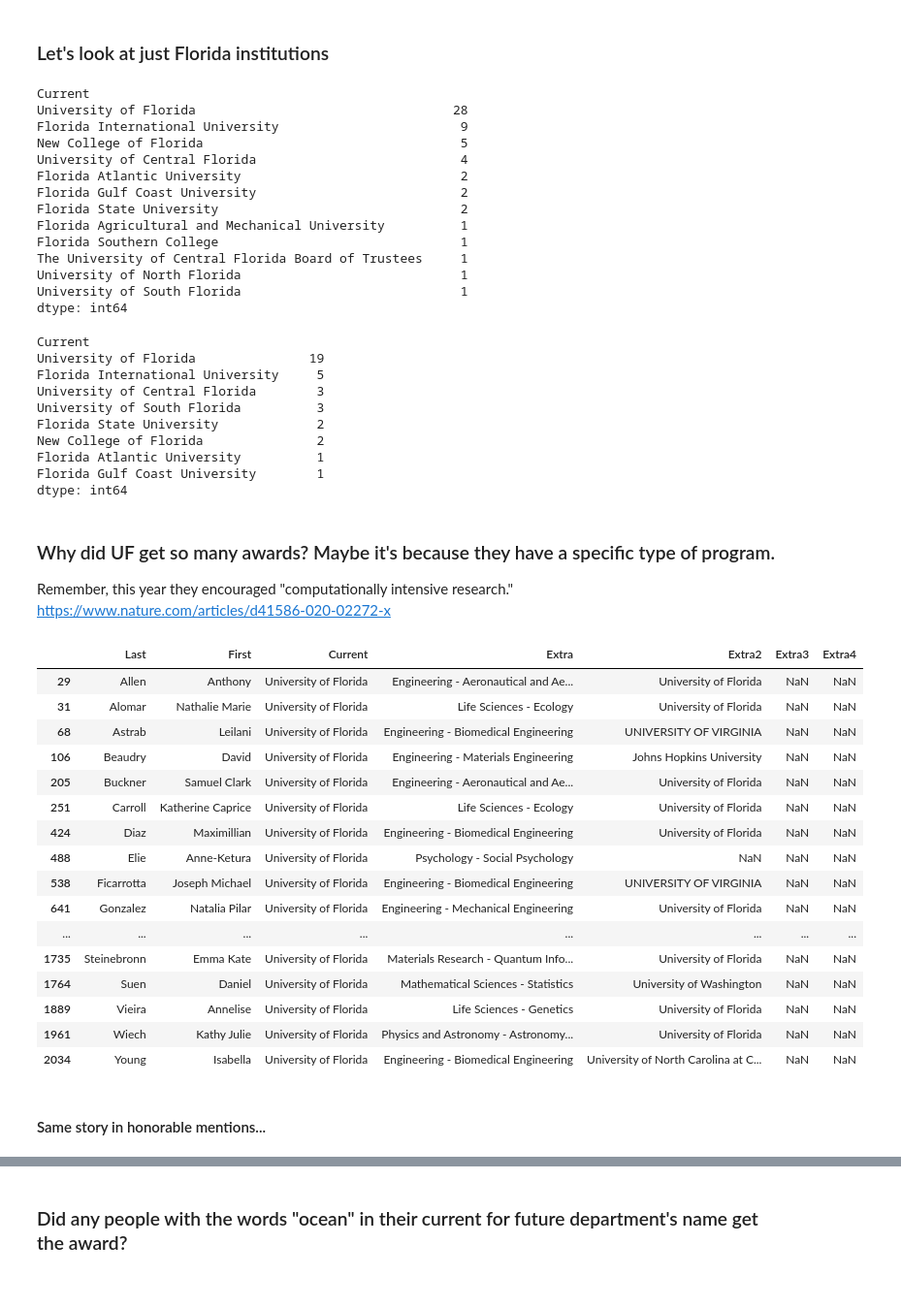
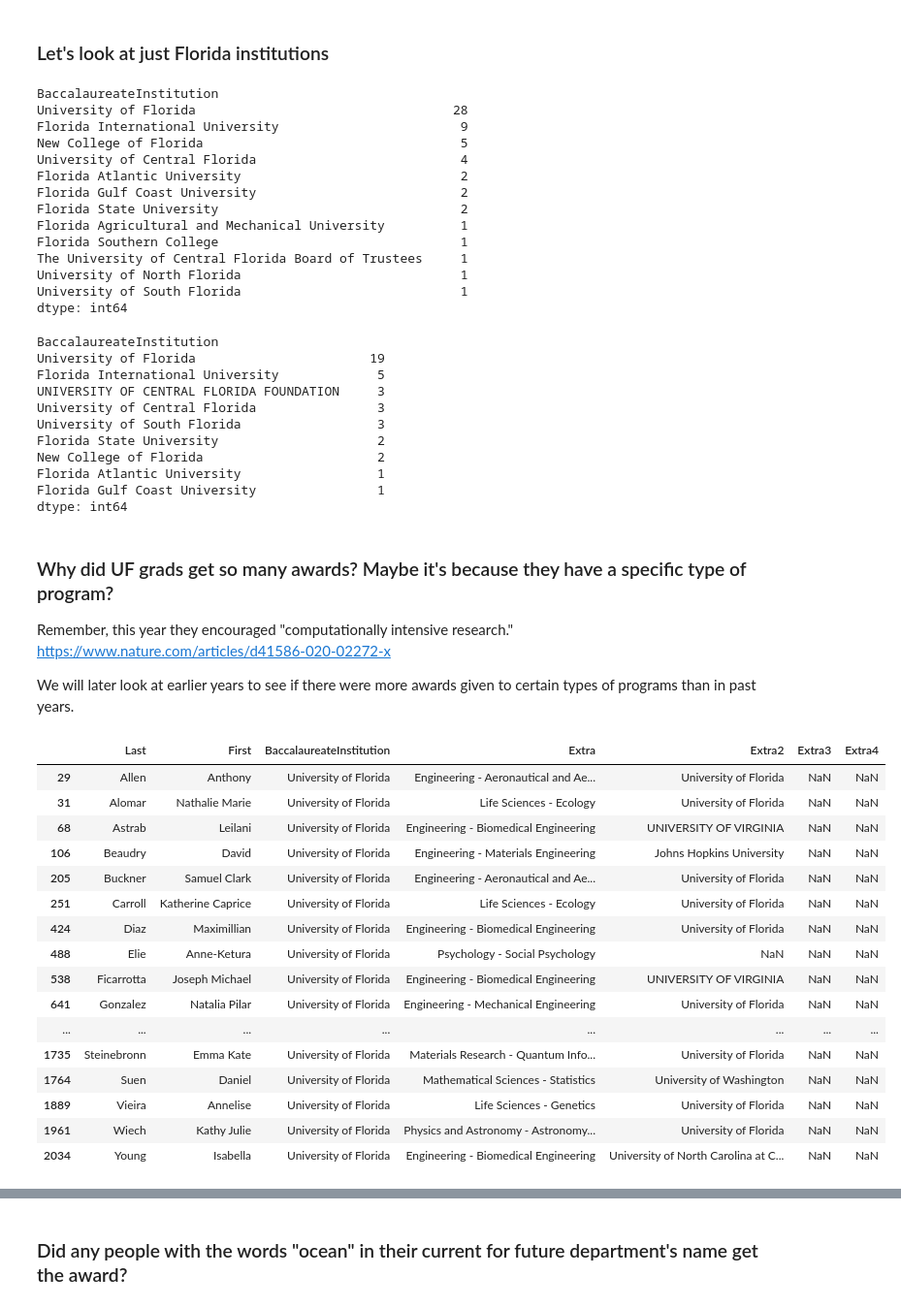
Before and after one commit to ognancy4life/GRFP, a Jupyter notebook: 2021GRFP.ipynb, the cells around one changed output, grey strips where cells are left out. Shown: that part at 97% size. Saved outputs shown, nothing was run; the diff lists cells and outputs as text; code cells hidden in the pictures.

```diff
--- a/2021GRFP.ipynb
+++ b/2021GRFP.ipynb
@@ -9,7 +6,12 @@ Note that NSF used commas as the separator AND inside the fields, which makes im
 import pandas as pd
 # %%
 GRFP = pd.read_csv('2021GRFPAwardeeList.csv', sep=',',
-                   names=['Last', 'First', 'Current', 'Extra', 'Extra2', 'Extra3', 'Extra4']
+                   names=['Last', 'First', 'BaccalaureateInstitution',
+                          'Extra', 'Extra2', 'Extra3', 'Extra4']
                   )
-GRFP
+GRFP_HM = pd.read_csv('2021GRFPHonorableMention.csv', sep=',',
+                   names=['Last', 'First', 'BaccalaureateInstitution',
+                          'Extra', 'Extra2', 'Extra3', 'Extra4']
+                  )
+GRFP.head() # preview the head of the dataframe
 # %% [output]
@@ -94,10 +86,10 @@ Length: 489, dtype: int64
 # %% [markdown]
 ### Let's look at just Florida institutions
 # %%
-GRFP_byCurrentFLInst = GRFP[GRFP['Current'].str.contains("Florida")].groupby('Current').size().sort_values(ascending=False)
-GRFP_byCurrentFLInst
+GRFP_byBaccFLInst = GRFP[GRFP['BaccalaureateInstitution'].str.contains("Florida")].groupby('BaccalaureateInstitution').size().sort_values(ascending=False)
+GRFP_byBaccFLInst
 # %% [output]
-Current
+BaccalaureateInstitution
 University of Florida                                  28
 Florida International University                        9
 New College of Florida                                  5
@@ -112,26 +104,29 @@ University of North Florida                             1
 University of South Florida                             1
 dtype: int64
 # %%
-GRFP_HMbyCurrentFLInst = GRFP_HM[GRFP_HM['Current'].str.contains("Florida")].groupby('Current').size().sort_values(ascending=False)
-GRFP_HMbyCurrentFLInst
+GRFP_HMbyBaccFLInst = GRFP_HM[GRFP_HM['BaccalaureateInstitution'].str.contains("Florida", case=False)].groupby('BaccalaureateInstitution').size().sort_values(ascending=False)
+GRFP_HMbyBaccFLInst
 # %% [output]
-Current
-University of Florida               19
-Florida International University     5
-University of Central Florida        3
-University of South Florida          3
-Florida State University             2
-New College of Florida               2
-Florida Atlantic University          1
-Florida Gulf Coast University        1
+BaccalaureateInstitution
+University of Florida                       19
+Florida International University             5
+UNIVERSITY OF CENTRAL FLORIDA FOUNDATION     3
+University of Central Florida                3
+University of South Florida                  3
+Florida State University                     2
+New College of Florida                       2
+Florida Atlantic University                  1
+Florida Gulf Coast University                1
 dtype: int64
 # %% [markdown]
-### Why did UF get so many awards? Maybe it's because they have a specific type of program.
+### Why did UF grads get so many awards? Maybe it's because they have a specific type of program?
 Remember, this year they encouraged "computationally intensive research." https://www.nature.com/articles/d41586-020-02272-x
+
+We will later look at earlier years to see if there were more awards given to certain types of programs than in past years.
 # %%
-GRFP[GRFP['Current'].str.contains("University of Florida")]
+GRFP[GRFP['BaccalaureateInstitution'].str.contains("University of Florida", case=False)]
 # %% [output]
-|  | Last | First | Current | Extra | Extra2 | Extra3 | Extra4 |
+|  | Last | First | BaccalaureateInstitution | Extra | Extra2 | Extra3 | Extra4 |
 | 29 | Allen | Anthony | University of Florida | Engineering - Aeronautical and Ae... | University of Florida | NaN | NaN |
 | 31 | Alomar | Nathalie Marie | University of Florida | Life Sciences - Ecology | University of Florida | NaN | NaN |
 | 68 | Astrab | Leilani | University of Florida | Engineering - Biomedical Engineering | UNIVERSITY OF VIRGINIA | NaN | NaN |
@@ -148,5 +143,3 @@ GRFP[GRFP['Current'].str.contains("University of Florida")]
 | 1889 | Vieira | Annelise | University of Florida | Life Sciences - Genetics | University of Florida | NaN | NaN |
 | 1961 | Wiech | Kathy Julie | University of Florida | Physics and Astronomy - Astronomy... | University of Florida | NaN | NaN |
 | 2034 | Young | Isabella | University of Florida | Engineering - Biomedical Engineering | University of North Carolina at C... | NaN | NaN |
-# %% [markdown]
-#### Same story in honorable mentions...
```
Also changed, not shown: parts of 35 cells of this notebook, 1 other file.
